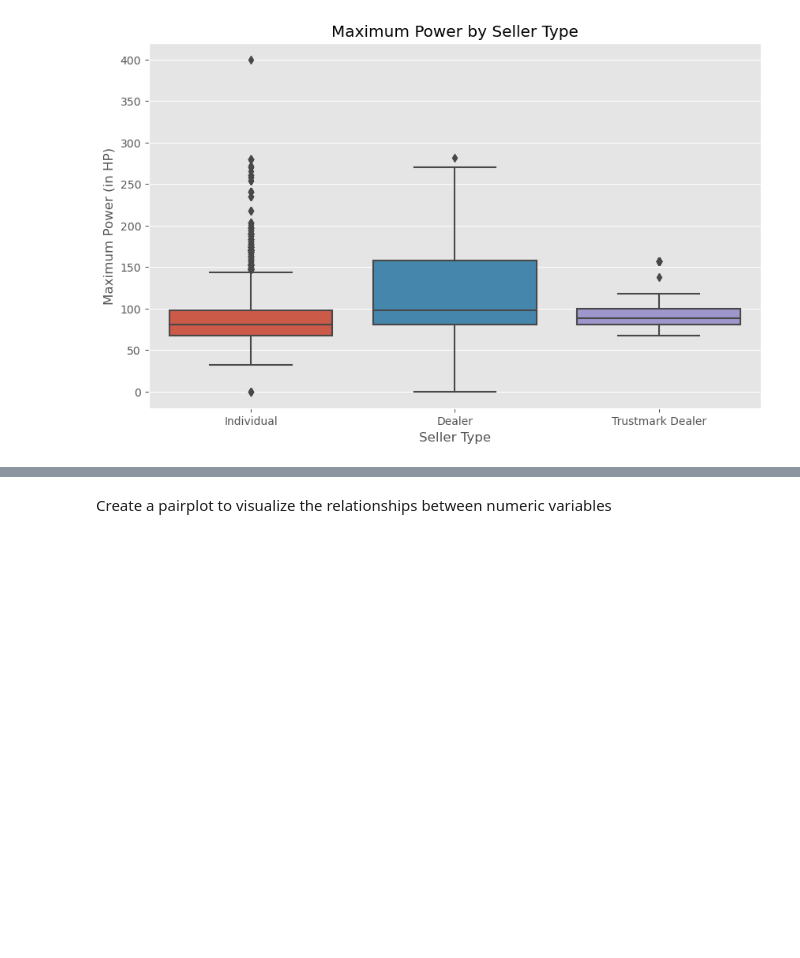
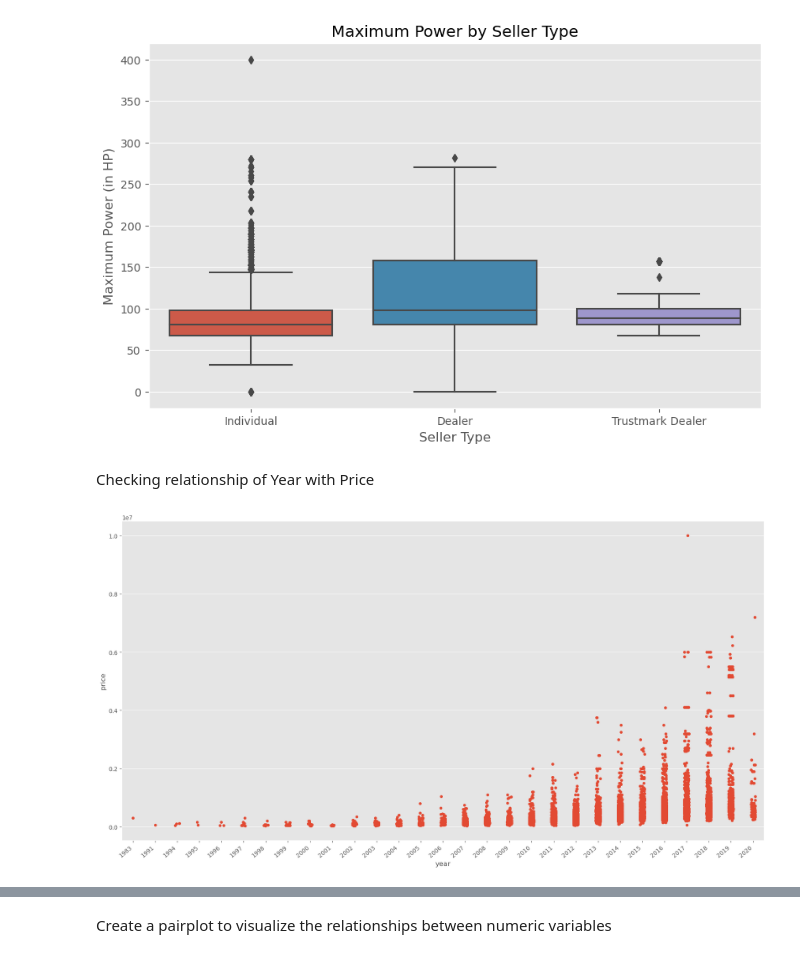
Before and after one commit to NANITH777/Car-Price-Prediction, a Jupyter notebook: car.ipynb, the cells around one changed output, grey strips where cells are left out. Cells and saved outputs as stored; diff of their text form; code cells hidden in the pictures; blank space fills up the shorter version.

Commit message:
Visualization📊

```diff
--- a/car.ipynb
+++ b/car.ipynb
@@ -287,3 +287,12 @@ plt.ylabel('Maximum Power (in HP)')
 plt.show()
 # %% [output]
 [figure]
+# %% [markdown]
+Checking relationship of Year with Price
+# %%
+plt.subplots(figsize=(20, 10))
+ax = sns.stripplot(x='year', y='price', data=df)
+ax.set_xticklabels(ax.get_xticklabels(), rotation=40, ha='right')
+plt.show()
+# %% [output]
+[figure, added]
```
Also changed, not shown: parts of 2 cells of this notebook.
